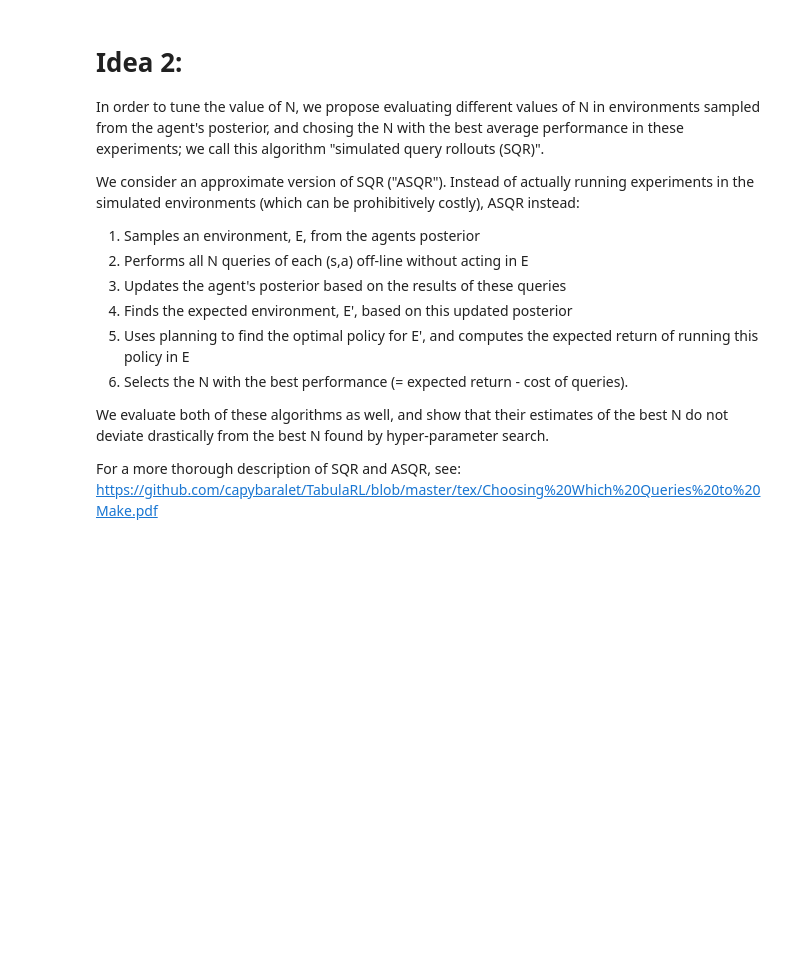
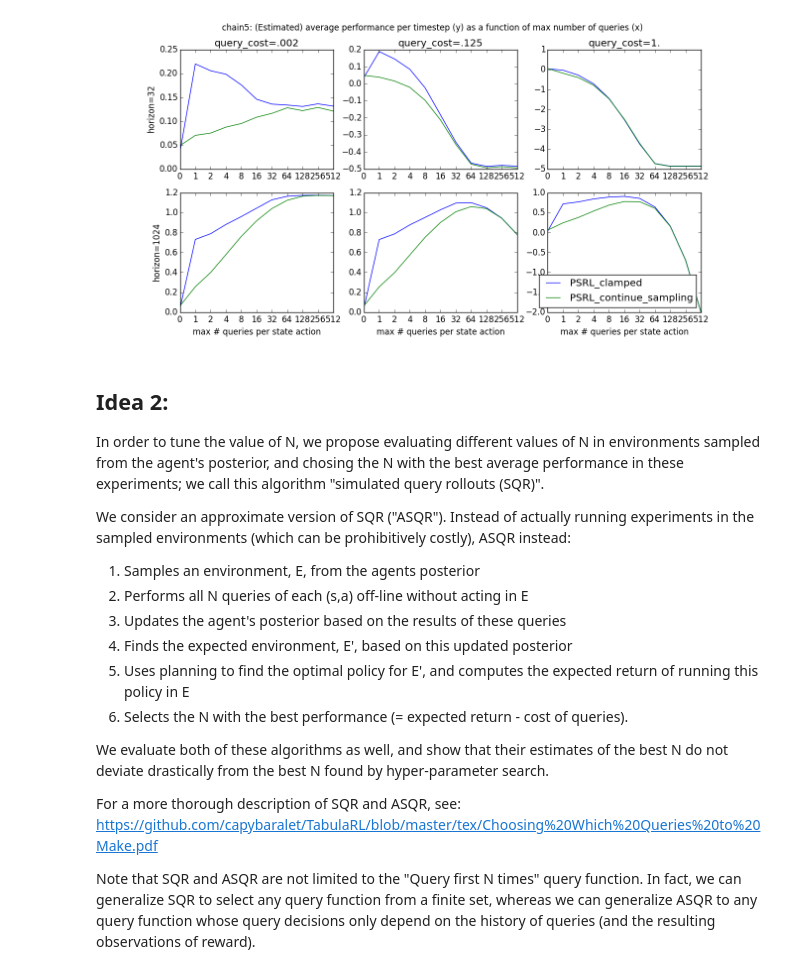
Before and after one commit to capybaralet/TabulaRL, a Jupyter notebook: src/dk_aug28.ipynb, the cells around one changed output. Drawn from its saved outputs; the diff is of its cells as text; code cells hidden in the pictures; blank space fills up the shorter version.

```diff
--- a/src/dk_aug28.ipynb
+++ b/src/dk_aug28.ipynb
@@ -69,9 +74,14 @@ Since the reason PSRL samples environments is to encourage exploration, and we m
+# %%
+from IPython.display import Image
+Image("figures/PSRL_clamped_chain5.png")
+# %% [output]
+[figure, added]
 # %% [markdown]
-# Idea 2:
+## Idea 2:
 
 In order to tune the value of N, we propose evaluating different values of N in environments sampled from the agent's posterior, and chosing the N with the best average performance in these experiments; we call this algorithm "simulated query rollouts (SQR)".
 
-We consider an approximate version of SQR ("ASQR"). Instead of actually running experiments in the simulated environments (which can be prohibitively costly), ASQR instead:
+We consider an approximate version of SQR ("ASQR"). Instead of actually running experiments in the sampled environments (which can be prohibitively costly), ASQR instead:
 1. Samples an environment, E, from the agents posterior
 2. Performs all N queries of each (s,a) off-line without acting in E
 3. Updates the agent's posterior based on the results of these queries
@@ -83,3 +93,5 @@ We evaluate both of these algorithms as well, and show that their estimates of t
 
 
 For a more thorough description of SQR and ASQR, see: https://github.com/capybaralet/TabulaRL/blob/master/tex/Choosing%20Which%20Queries%20to%20Make.pdf
+
+Note that SQR and ASQR are not limited to the "Query first N times" query function.  In fact, we can generalize SQR to select any query function from a finite set, whereas we can generalize ASQR to any query function whose query decisions only depend on the history of queries (and the resulting observations of reward).
```
Also changed, not shown: parts of 14 cells of this notebook, 3 other files.
